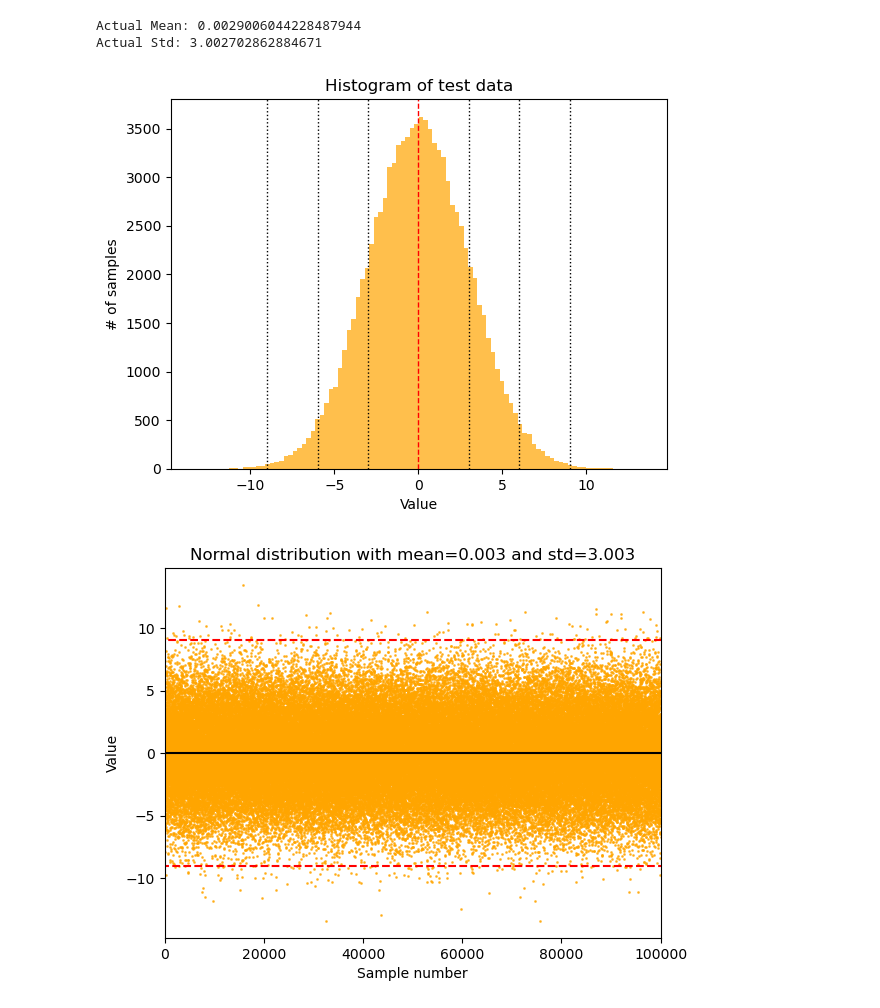
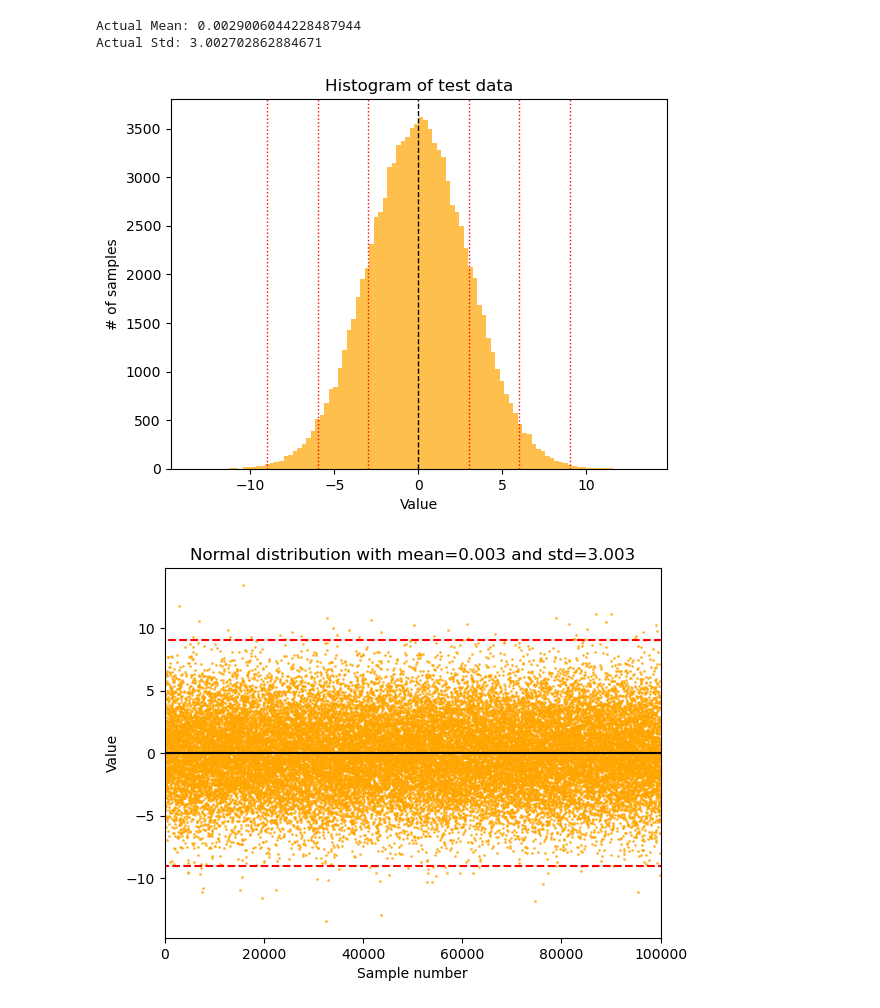
Before and after one commit to hyp0515/exp_phy_ii, a Jupyter notebook: mar25/practice_1_1.ipynb, the cells around one changed output. Cells and saved outputs as stored; diff of their text form; code cells hidden in the pictures.

```diff
--- a/mar25/practice_1_1.ipynb
+++ b/mar25/practice_1_1.ipynb
@@ -21,30 +21,32 @@ Actual Mean: 0.0029006044228487944
 Actual Std: 3.002702862884671
 # %%
 plt.hist(test_data, bins=100, color='orange', alpha=0.7)
-plt.axvline(mean_data, color='red', linestyle='dashed', linewidth=1)
-plt.axvline(mean_data + std_data, color='k', linestyle='dotted', linewidth=1)
-plt.axvline(mean_data - std_data, color='k', linestyle='dotted', linewidth=1)
-plt.axvline(mean_data + 2*std_data, color='k', linestyle='dotted', linewidth=1)
-plt.axvline(mean_data - 2*std_data, color='k', linestyle='dotted', linewidth=1)
-plt.axvline(mean_data + 3*std_data, color='k', linestyle='dotted', linewidth=1)
-plt.axvline(mean_data - 3*std_data, color='k', linestyle='dotted', linewidth=1)
+plt.axvline(mean_data, color='k', linestyle='dashed', linewidth=1)
+plt.axvline(mean_data + std_data, color='r', linestyle='dotted', linewidth=1)
+plt.axvline(mean_data - std_data, color='r', linestyle='dotted', linewidth=1)
+plt.axvline(mean_data + 2*std_data, color='r', linestyle='dotted', linewidth=1)
+plt.axvline(mean_data - 2*std_data, color='r', linestyle='dotted', linewidth=1)
+plt.axvline(mean_data + 3*std_data, color='r', linestyle='dotted', linewidth=1)
+plt.axvline(mean_data - 3*std_data, color='r', linestyle='dotted', linewidth=1)
 plt.title("Histogram of test data")
 plt.xlabel("Value")
 plt.ylabel("# of samples")
 plt.savefig("./figures/practice_1_1_histogram.pdf", transparent=True, bbox_inches='tight')
 plt.show()
 # %% [output]
-[figure, old version]
+[figure, new version]
 # %%
-plt.scatter(sample_number, test_data, s=1, c='orange', alpha=0.7)
+plt.scatter(sample_number[::3], test_data[::3], s=1, c='orange', alpha=0.7)
 plt.plot(plt.xlim(), [np.mean(test_data), np.mean(test_data)], 'k-')
-plt.plot(plt.xlim(), [np.mean(test_data) + 3 * np.std(test_data), np.mean(test_data) + 3 * np.std(test_data)], 'r--')
-plt.plot(plt.xlim(), [np.mean(test_data) - 3 * np.std(test_data), np.mean(test_data) - 3 * np.std(test_data)], 'r--')
+plt.plot(plt.xlim(), [np.mean(test_data) + 3 * np.std(test_data), np.mean(test_data) + 3 * np.std(test_data)],
+          'r--')
+plt.plot(plt.xlim(), [np.mean(test_data) - 3 * np.std(test_data), np.mean(test_data) - 3 * np.std(test_data)],
+          'r--')
 plt.xlim([0, n_elements])
 plt.title(f'Normal distribution with mean={np.mean(test_data):.3f} and std={np.std(test_data):.3f}')
 plt.xlabel("Sample number")
 plt.ylabel("Value")
 plt.savefig("./figures/practice_1_1_scatter.pdf", transparent=True, bbox_inches='tight')
 plt.show()
 # %% [output]
-[figure, old version]
+[figure, new version]
```
Also changed, not shown: parts of 2 cells of this notebook, 9 other files.
